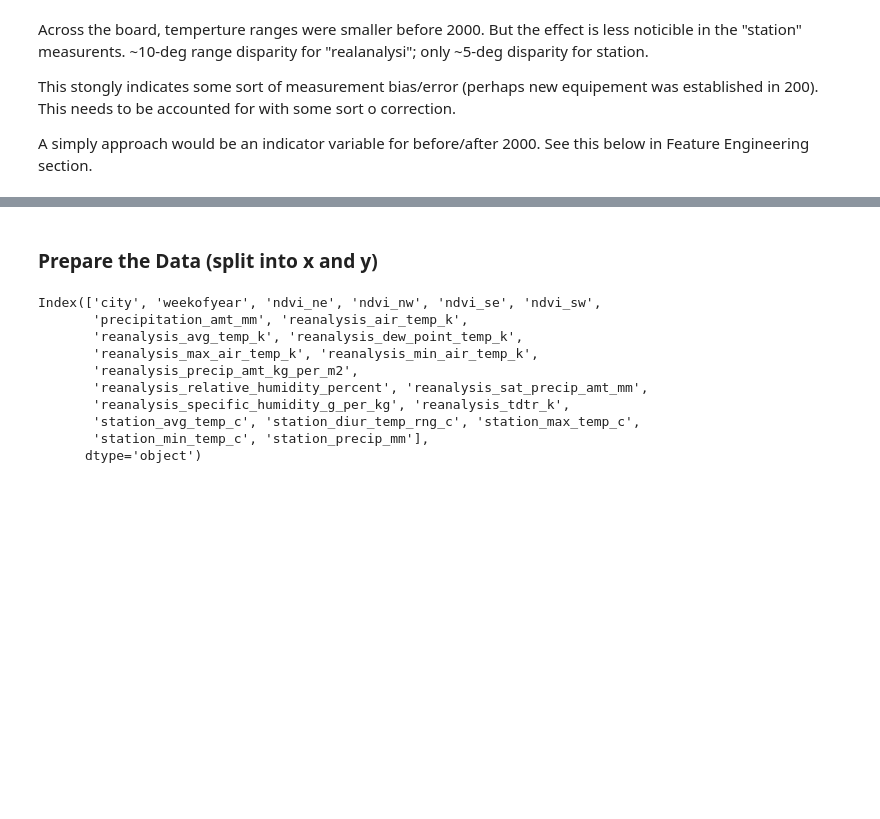
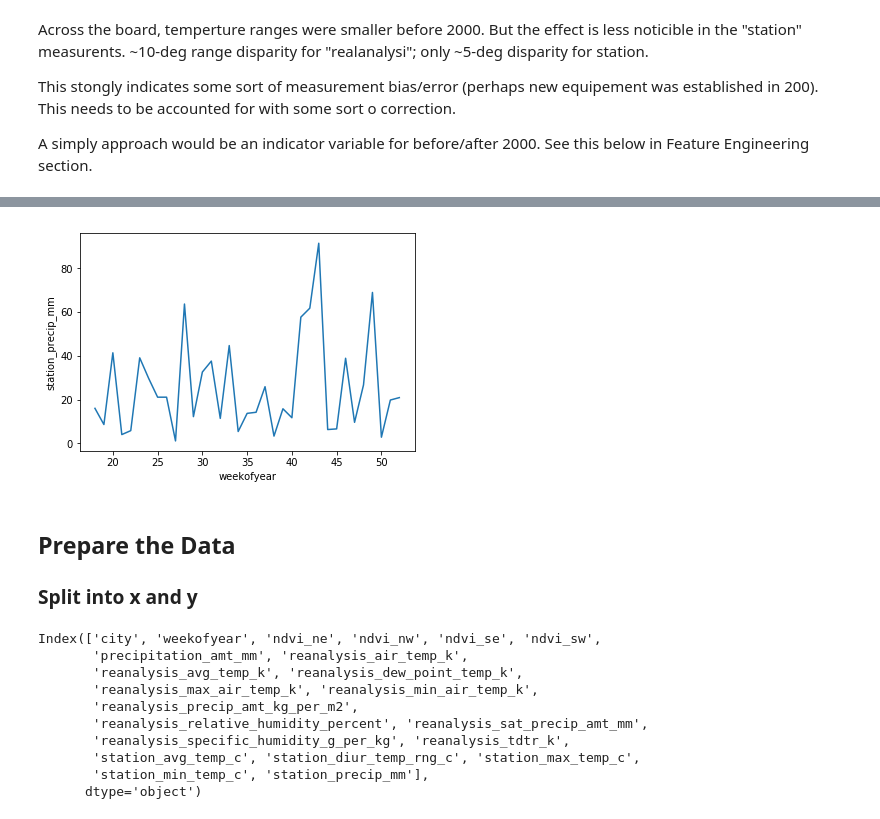
Before and after one commit to ewellsgray/data_science, a Jupyter notebook: dengue/dengue_predict.ipynb, the cells around one changed output, grey strips where cells are left out. Drawn from its saved outputs; the diff is of its cells as text; code cells hidden in the pictures; blank space fills up the shorter version.

```diff
--- a/dengue/dengue_predict.ipynb
+++ b/dengue/dengue_predict.ipynb
@@ -379,7 +446,15 @@ A simply approach would be an indicator variable for before/after 2000. See this
+# %%
+att = 'station_precip_mm'
+Year = df.year.min()
+plot_v_week(df, att, Year)
+# %% [output]
+[figure, added]
 # %% [markdown]
 
 
-### Prepare the Data (split into x and y)
+## Prepare the Data
+
+### Split into x and y
 # %%
 def split_xy(df,drop_atts):
     X = df.copy()
```
Also changed, not shown: parts of 62 cells of this notebook.
